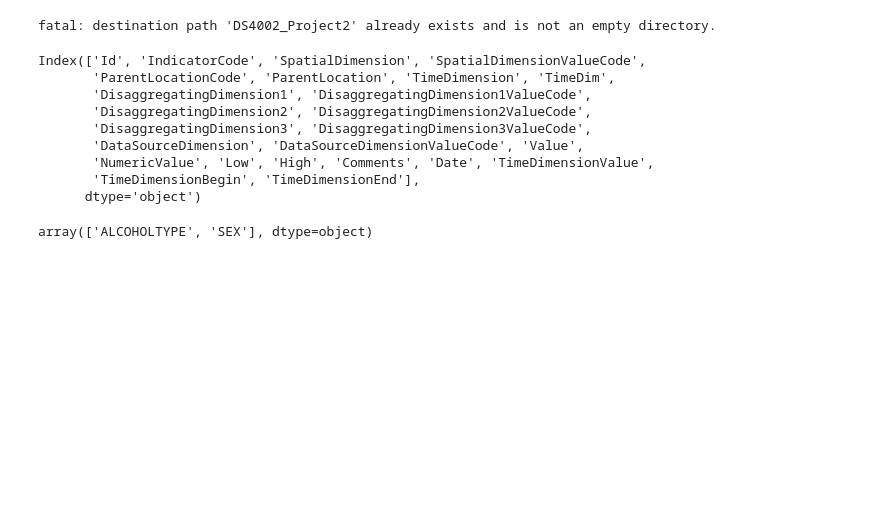
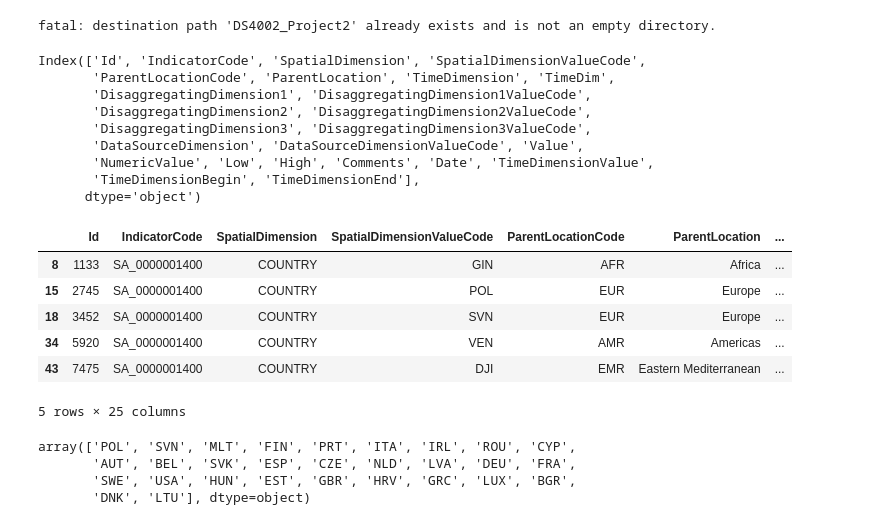
Before and after one commit to henqc/DS4002_CS3, a Jupyter notebook: draft.ipynb, the cells around one changed output. Drawn from its saved outputs; the diff is of its cells as text; code cells hidden in the pictures; blank space fills up the shorter version.

```diff
--- a/draft.ipynb
+++ b/draft.ipynb
@@ -18,5 +18,5 @@ from statsmodels.tsa.arima.model import ARIMA
 from sklearn.metrics import mean_squared_error
 from matplotlib import pyplot
 # %%
-df1 = pd.read_csv('/content/SA_0000001400.csv')
-df2 = pd.read_csv('/content/SA_0000001688.csv')
+df_type = pd.read_csv('/content/SA_0000001400.csv')
+df_sex = pd.read_csv('/content/SA_0000001688.csv')
@@ -34,3 +34,17 @@ Index(['Id', 'IndicatorCode', 'SpatialDimension', 'SpatialDimensionValueCode',
        'NumericValue', 'Low', 'High', 'Comments', 'Date', 'TimeDimensionValue',
        'TimeDimensionBegin', 'TimeDimensionEnd'],
       dtype='object')
+# %%
+df_type = df_type[df_type['SpatialDimension']=='COUNTRY']
+# %%
+df_type = df_type[df_type['DisaggregatingDimension1ValueCode']=='ALCOHOLTYPE_SA_TOTAL']
+# %%
+display(df_type.head())
+# %% [output]
+|  | Id | IndicatorCode | SpatialDimension | SpatialDimensionValueCode | ParentLocationCode | ParentLocation | ... |
+| 8 | 1133 | SA_0000001400 | COUNTRY | GIN | AFR | Africa | ... |
+| 15 | 2745 | SA_0000001400 | COUNTRY | POL | EUR | Europe | ... |
+| 18 | 3452 | SA_0000001400 | COUNTRY | SVN | EUR | Europe | ... |
+| 34 | 5920 | SA_0000001400 | COUNTRY | VEN | AMR | Americas | ... |
+| 43 | 7475 | SA_0000001400 | COUNTRY | DJI | EMR | Eastern Mediterranean | ... |
+5 rows × 25 columns
@@ -37,4 +57,7 @@ Index(['Id', 'IndicatorCode', 'SpatialDimension', 'SpatialDimensionValueCode',
 # %%
-display(df['DisaggregatingDimension1'].unique())
+display(df_country['SpatialDimensionValueCode'].unique())
 # %% [output]
-array(['ALCOHOLTYPE', 'SEX'], dtype=object)
+array(['POL', 'SVN', 'MLT', 'FIN', 'PRT', 'ITA', 'IRL', 'ROU', 'CYP',
+       'AUT', 'BEL', 'SVK', 'ESP', 'CZE', 'NLD', 'LVA', 'DEU', 'FRA',
+       'SWE', 'USA', 'HUN', 'EST', 'GBR', 'HRV', 'GRC', 'LUX', 'BGR',
+       'DNK', 'LTU'], dtype=object)
```
Also changed, not shown: parts of 16 cells of this notebook.
